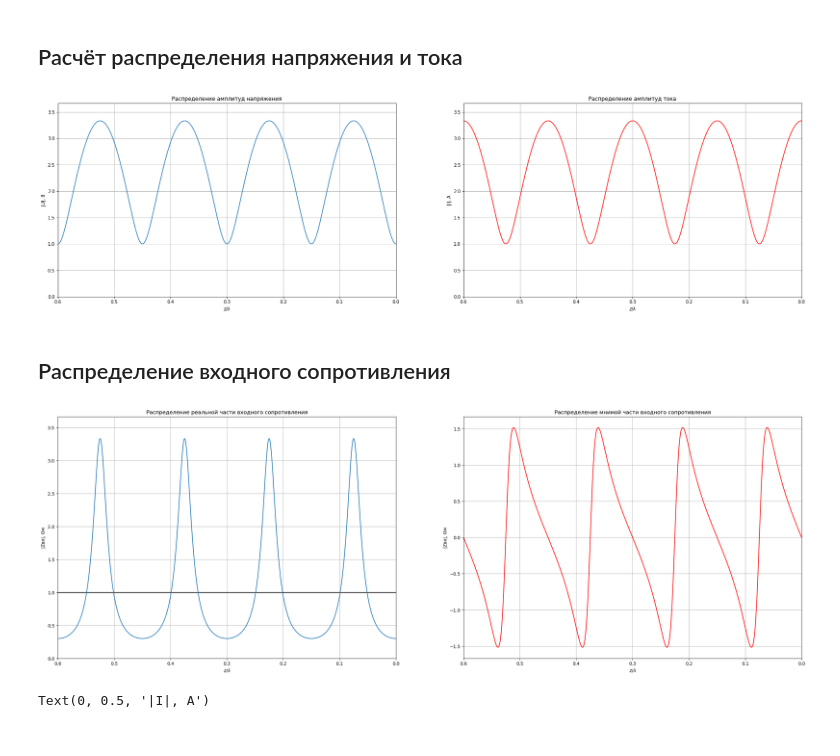
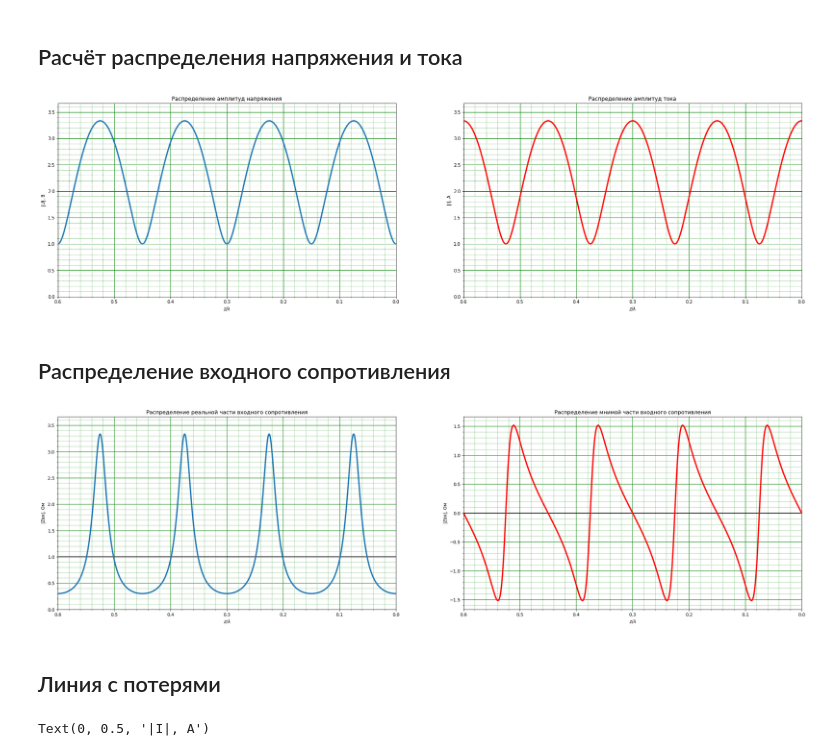
Before and after one commit to MargaritaWraith/LongLinePy, a Jupyter notebook: LongLine.ipynb, the cells around one changed output. Saved outputs shown, nothing was run; the diff lists cells and outputs as text; code cells hidden in the pictures.

Commit message:
Сетка на графиках

```diff
--- a/LongLine.ipynb
+++ b/LongLine.ipynb
@@ -58,46 +58,63 @@ I1=UI(z,Zn)[1]
 
 fig1, ax = plt.subplots(1,2,figsize=(30, 8))#, dpi=200)
 
-ax[0].plot(z,np.abs(U1))
+ax[0].plot(z,np.abs(U1), linewidth=3)
 ax[0].grid()
 ax[0].set_xlim([2*lmd,0])
 ax[0].set_ylim([0, 1.1*max(abs(U1))])
 ax[1].set_ylim([0, 1.1*max(abs(I1))])
 ax[0].set_xlabel('$z/\lambda$')
 ax[0].set_ylabel('|U|, В')
+ax[0].minorticks_on()
+ax[0].grid(which='major', color = 'green', linewidth = 1)
+ax[0].grid(which='minor', color = 'green', linestyle = ':')
 ax[0].set_title("Распределение амплитуд напряжения")
 ax[1].set_title("Распределение амплитуд тока")
-ax[1].plot(z,np.abs(I1),'r')
+ax[1].plot(z,np.abs(I1),'r', linewidth=3)
 ax[1].grid()
 ax[1].set_xlim([2*lmd,0])
 ax[1].set_xlabel("$z/\lambda$")
+ax[1].minorticks_on()
+ax[1].grid(which='major', color = 'green', linewidth = 1)
+ax[1].grid(which='minor', color = 'green', linestyle = ':')
 ax[1].set_ylabel('|I|, А');
 # %% [output]
-[figure, old version]
+[figure, new version]
 # %% [markdown]
 ## Распределение входного сопротивления
 # %%
 Zin=U1/I1
 
-fig1, ax = plt.subplots(1,2,figsize=(30, 10), dpi=100)
+fig1, ax = plt.subplots(1,2,figsize=(30, 8), dpi=100)
 
-ax[0].plot(z, np.real(Zin))
+ax[0].plot(z, np.real(Zin), linewidth=3)
 ax[0].hlines(W, 2*lmd, 0)
 ax[0].grid()
 ax[0].set_xlim([2*lmd,0])
 ax[0].set_ylim([0, 1.1*max(np.real(Zin))])
 ax[0].set_xlabel('$z/\lambda$')
 ax[0].set_ylabel('|Zвх|, Ом')
 ax[0].set_title("Распределение реальной части входного сопротивления")
-ax[1].plot(z,np.imag(Zin), 'r')
+#Сетка
+ax[0].minorticks_on()
+ax[0].grid(which='major', color = 'green', linewidth = 1)
+ax[0].grid(which='minor', color = 'green', linestyle = ':')
+
+ax[1].plot(z,np.imag(Zin), 'r', linewidth=3)
+ax[1].hlines(0, 2*lmd, 0)
 ax[1].grid()
 ax[1].set_xlim([2*lmd,0])
 ax[1].set_ylim([1.1*min(np.imag(Zin)), 1.1*max(np.imag(Zin))])
 ax[1].set_xlabel('$z/\lambda$')
 ax[1].set_ylabel('|Zвх|, Ом')
+ax[1].minorticks_on()
+ax[1].grid(which='major', color = 'green', linewidth = 1)
+ax[1].grid(which='minor', color = 'green', linestyle = ':')
 ax[1].set_title("Распределение мнимой части входного сопротивления");
 # %% [output]
-[figure, old version]
+[figure, new version]
+# %% [markdown]
+## Линия с потерями
 # %%
 # С потерями
 def U_loss(z,Zn):
```
